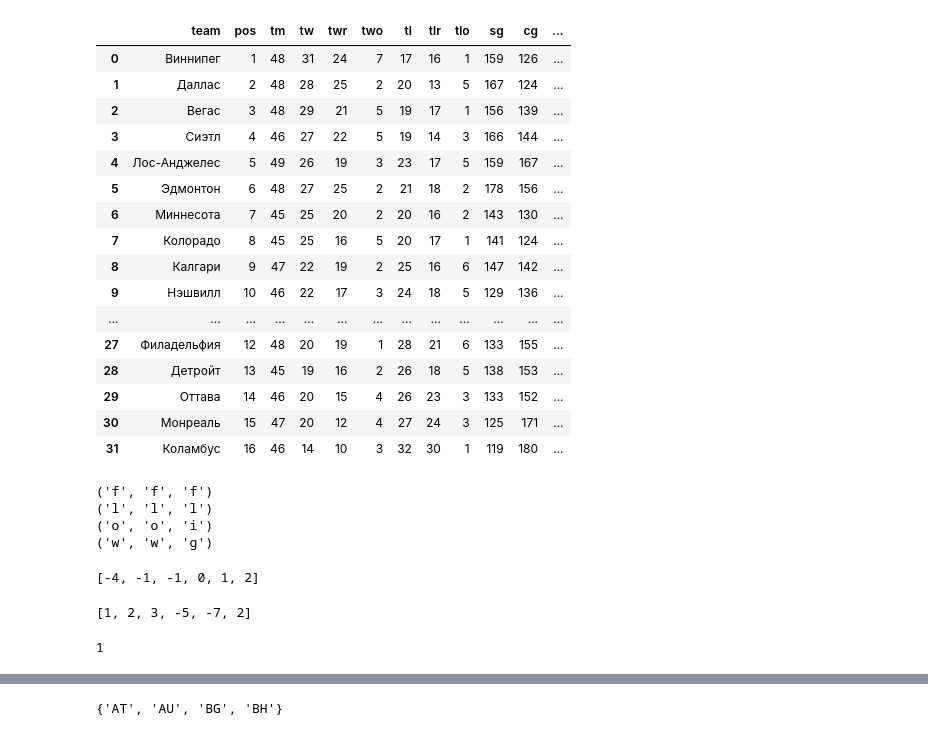
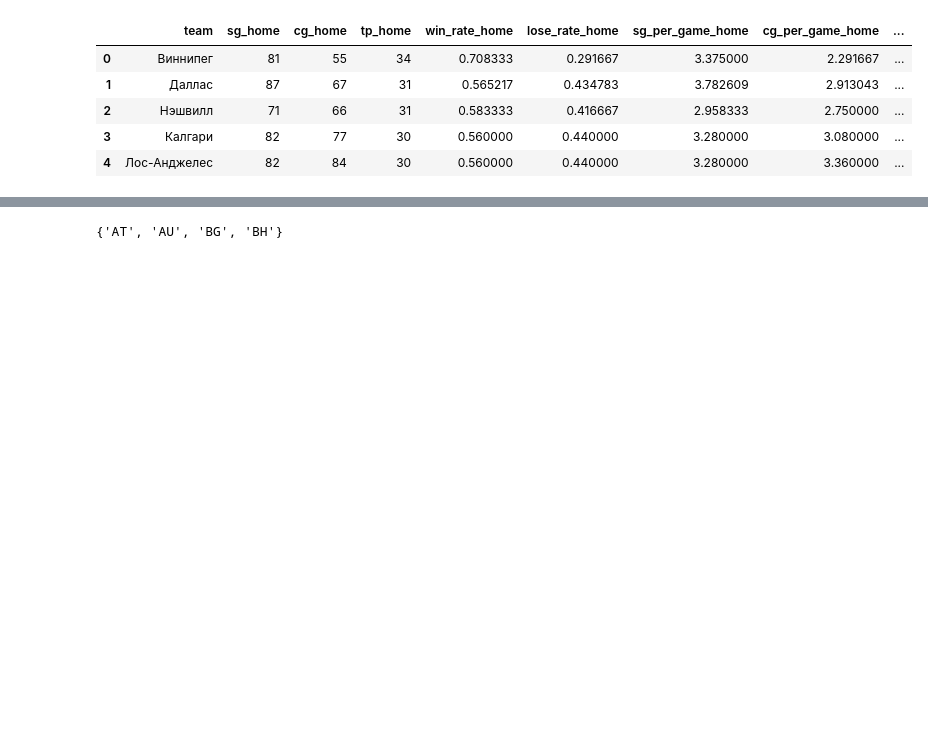
Before and after one commit to Arsenchius/NHL_data_collection, a Jupyter notebook: tester.ipynb, the cells around one changed output, grey strips where cells are left out. Drawn from its saved outputs; the diff is of its cells as text; code cells hidden in the pictures; blank space fills up the shorter version.

```diff
--- a/tester.ipynb
+++ b/tester.ipynb
@@ -46,21 +321,10 @@ table_guest
 # %%
 table_home = pd.read_json('data/table_home.json')
-table_home
+table_home.head()
 # %% [output]
-|  | team | pos | tm | tw | twr | two | tl | tlr | tlo | sg | cg | ... |
-| 0 | Виннипег | 1 | 48 | 31 | 24 | 7 | 17 | 16 | 1 | 159 | 126 | ... |
-| 1 | Даллас | 2 | 48 | 28 | 25 | 2 | 20 | 13 | 5 | 167 | 124 | ... |
-| 2 | Вегас | 3 | 48 | 29 | 21 | 5 | 19 | 17 | 1 | 156 | 139 | ... |
-| 3 | Сиэтл | 4 | 46 | 27 | 22 | 5 | 19 | 14 | 3 | 166 | 144 | ... |
-| 4 | Лос-Анджелес | 5 | 49 | 26 | 19 | 3 | 23 | 17 | 5 | 159 | 167 | ... |
-| 5 | Эдмонтон | 6 | 48 | 27 | 25 | 2 | 21 | 18 | 2 | 178 | 156 | ... |
-| 6 | Миннесота | 7 | 45 | 25 | 20 | 2 | 20 | 16 | 2 | 143 | 130 | ... |
-| 7 | Колорадо | 8 | 45 | 25 | 16 | 5 | 20 | 17 | 1 | 141 | 124 | ... |
-| 8 | Калгари | 9 | 47 | 22 | 19 | 2 | 25 | 16 | 6 | 147 | 142 | ... |
-| 9 | Нэшвилл | 10 | 46 | 22 | 17 | 3 | 24 | 18 | 5 | 129 | 136 | ... |
-| ... | ... | ... | ... | ... | ... | ... | ... | ... | ... | ... | ... | ... |
-| 27 | Филадельфия | 12 | 48 | 20 | 19 | 1 | 28 | 21 | 6 | 133 | 155 | ... |
-| 28 | Детройт | 13 | 45 | 19 | 16 | 2 | 26 | 18 | 5 | 138 | 153 | ... |
-| 29 | Оттава | 14 | 46 | 20 | 15 | 4 | 26 | 23 | 3 | 133 | 152 | ... |
-| 30 | Монреаль | 15 | 47 | 20 | 12 | 4 | 27 | 24 | 3 | 125 | 171 | ... |
-| 31 | Коламбус | 16 | 46 | 14 | 10 | 3 | 32 | 30 | 1 | 119 | 180 | ... |
+|  | team | sg_home | cg_home | tp_home | win_rate_home | lose_rate_home | sg_per_game_home | cg_per_game_home | ... |
+| 0 | Виннипег | 81 | 55 | 34 | 0.708333 | 0.291667 | 3.375000 | 2.291667 | ... |
+| 1 | Даллас | 87 | 67 | 31 | 0.565217 | 0.434783 | 3.782609 | 2.913043 | ... |
+| 2 | Нэшвилл | 71 | 66 | 31 | 0.583333 | 0.416667 | 2.958333 | 2.750000 | ... |
+| 3 | Калгари | 82 | 77 | 30 | 0.560000 | 0.440000 | 3.280000 | 3.080000 | ... |
+| 4 | Лос-Анджелес | 82 | 84 | 30 | 0.560000 | 0.440000 | 3.280000 | 3.360000 | ... |
@@ -78,21 +330,0 @@ def longestCommonPrefix(strs) -> str:
-# %%
-strs = ["flower","flow","flight"]
-longestCommonPrefix(strs)
-# %% [output]
-('f', 'f', 'f')
-('l', 'l', 'l')
-('o', 'o', 'i')
-('w', 'w', 'g')
-# %%
-nums = [-1,0,1,2,-1,-4]
-sorted(nums)
-# %% [output]
-[-4, -1, -1, 0, 1, 2]
-# %%
-nums
-# %% [output]
-[1, 2, 3, -5, -7, 2]
-# %%
-3  // 2
-# %% [output]
-1
```
Also changed, not shown: parts of 27 cells of this notebook, 8 other files.
